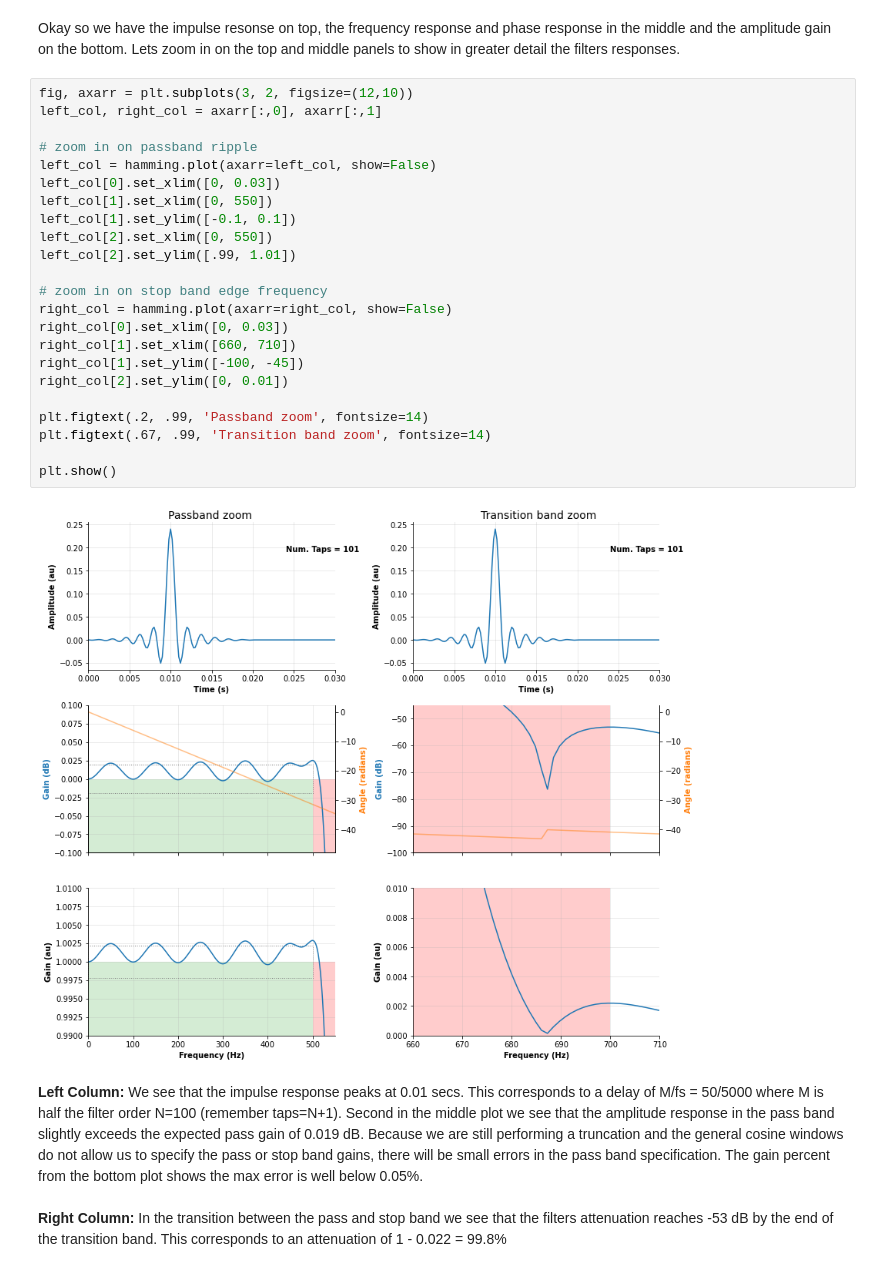
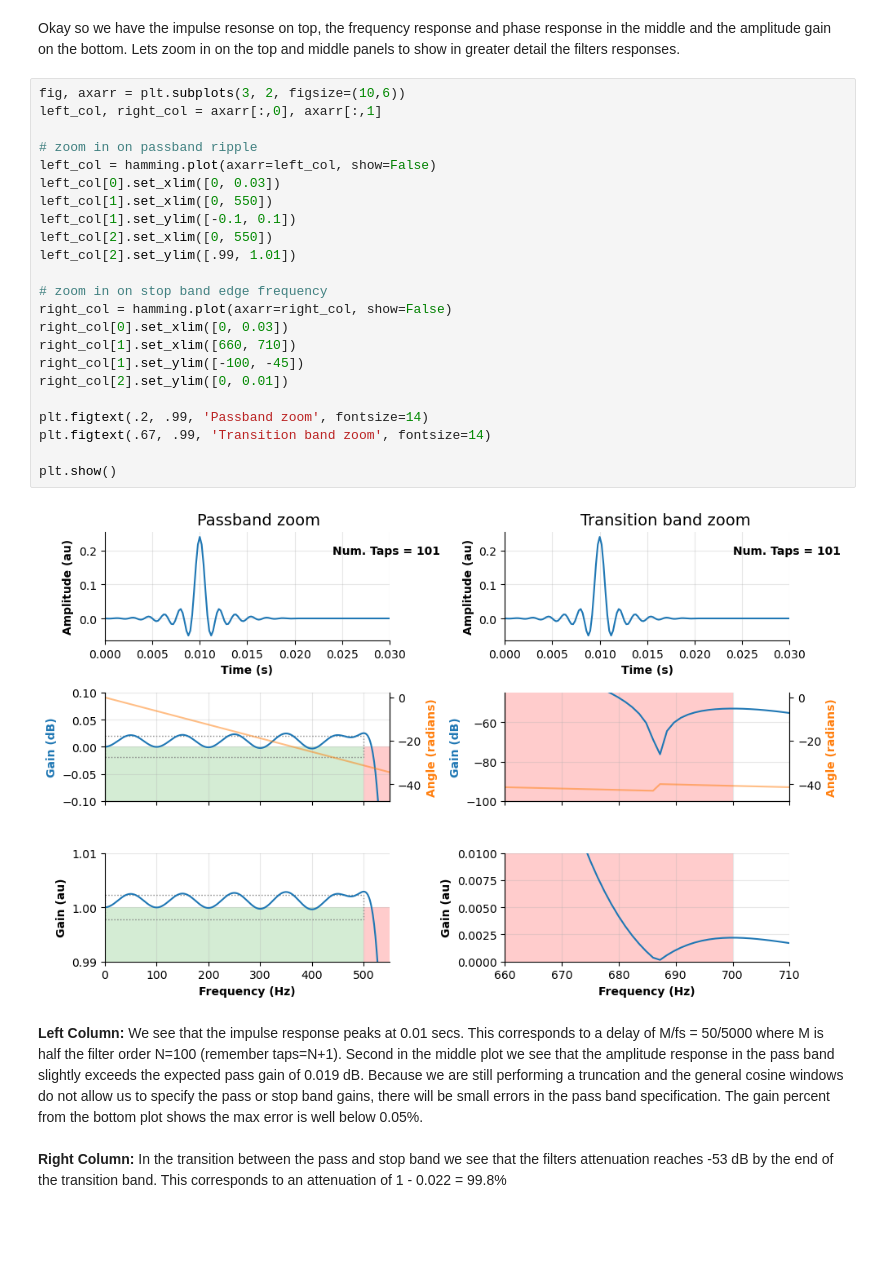
Before and after one commit to mscaudill/openseize, a Jupyter notebook: docs/tutorials/filtering.ipynb, the cells around one changed output. Drawn from its saved outputs; the diff is of its cells as text; blank space fills up the shorter version.

```diff
--- a/docs/tutorials/filtering.ipynb
+++ b/docs/tutorials/filtering.ipynb
@@ -478,30 +428,30 @@ hamming.plot()
 # %% [markdown]
 Okay so we have the impulse resonse on top, the frequency response and phase response in the middle and the amplitude gain on the bottom. Lets zoom in on the top and middle panels to show in greater detail the filters responses.
 # %%
-fig, axarr = plt.subplots(3, 2, figsize=(12,10))
+fig, axarr = plt.subplots(3, 2, figsize=(10,6))
 left_col, right_col = axarr[:,0], axarr[:,1]
 
 # zoom in on passband ripple
 left_col = hamming.plot(axarr=left_col, show=False)
 left_col[0].set_xlim([0, 0.03])
 left_col[1].set_xlim([0, 550])
 left_col[1].set_ylim([-0.1, 0.1])
 left_col[2].set_xlim([0, 550])
 left_col[2].set_ylim([.99, 1.01])
 
 # zoom in on stop band edge frequency
 right_col = hamming.plot(axarr=right_col, show=False)
 right_col[0].set_xlim([0, 0.03])
 right_col[1].set_xlim([660, 710])
 right_col[1].set_ylim([-100, -45])
 right_col[2].set_ylim([0, 0.01])
 
 plt.figtext(.2, .99, 'Passband zoom', fontsize=14)
 plt.figtext(.67, .99, 'Transition band zoom', fontsize=14)
 
 plt.show()
 # %% [output]
-[figure, old version]
+[figure, new version]
 # %% [markdown]
 <b>Left Column:</b> We see that the impulse response peaks at 0.01 secs. This corresponds to a delay of M/fs = 50/5000 where M is half the filter order N=100 (remember taps=N+1). Second in the middle plot we see that the amplitude response in the pass band slightly exceeds the expected pass gain of 0.019 dB. Because we are still performing a truncation and the general cosine windows do not allow us to specify the pass or stop band gains, there will be small errors in the pass band specification. The gain percent from the bottom plot shows the max error is well below 0.05%.
 <br>
```
Also changed, not shown: parts of 100 cells of this notebook, 3 other files.
